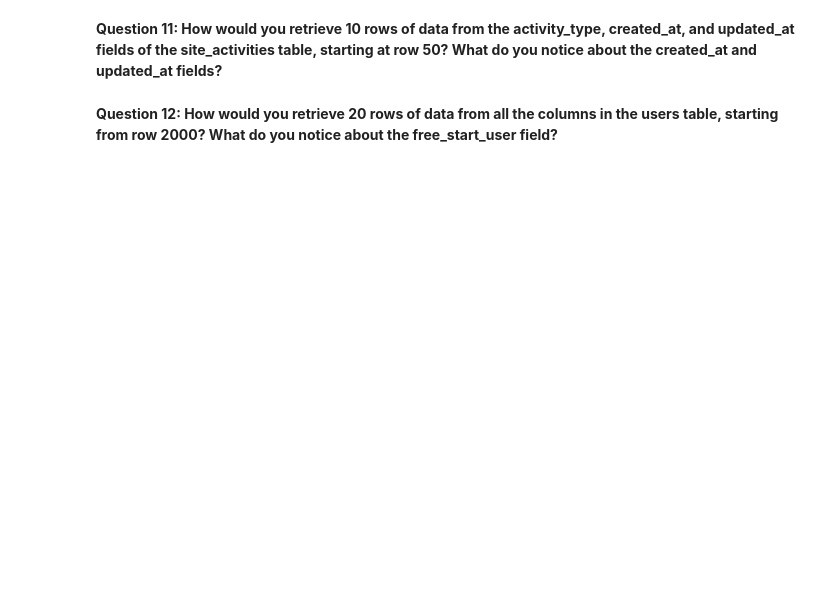
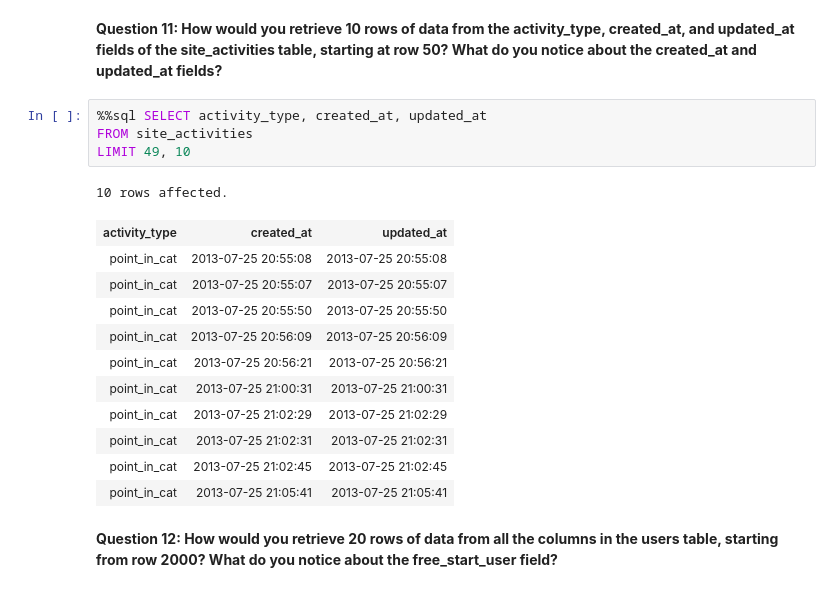
Before and after one commit to armandyne/Managing-Big-Data-with-MySQL, a Jupyter notebook: MySQL exercises/MySQL_Exercise_01_Looking_at_Your_Data.ipynb, the cells around one changed output. Drawn from its saved outputs; the diff is of its cells as text; blank space fills up the shorter version.

```diff
--- a/MySQL exercises/MySQL_Exercise_01_Looking_at_Your_Data.ipynb
+++ b/MySQL exercises/MySQL_Exercise_01_Looking_at_Your_Data.ipynb
@@ -319,4 +515,21 @@ FROM dogs LIMIT 5, 10;
 # %% [markdown]
 **Question 11: How would you retrieve 10 rows of data from the activity_type, created_at, and updated_at fields of the site_activities table, starting at row 50?  What do you notice about the created_at and updated_at fields?**
+# %%
+%%sql SELECT activity_type, created_at, updated_at
+FROM site_activities
+LIMIT 49, 10
+# %% [output]
+10 rows affected.
+| activity_type | created_at | updated_at |
+| point_in_cat | 2013-07-25 20:55:08 | 2013-07-25 20:55:08 |
+| point_in_cat | 2013-07-25 20:55:07 | 2013-07-25 20:55:07 |
+| point_in_cat | 2013-07-25 20:55:50 | 2013-07-25 20:55:50 |
+| point_in_cat | 2013-07-25 20:56:09 | 2013-07-25 20:56:09 |
+| point_in_cat | 2013-07-25 20:56:21 | 2013-07-25 20:56:21 |
+| point_in_cat | 2013-07-25 21:00:31 | 2013-07-25 21:00:31 |
+| point_in_cat | 2013-07-25 21:02:29 | 2013-07-25 21:02:29 |
+| point_in_cat | 2013-07-25 21:02:31 | 2013-07-25 21:02:31 |
+| point_in_cat | 2013-07-25 21:02:45 | 2013-07-25 21:02:45 |
+| point_in_cat | 2013-07-25 21:05:41 | 2013-07-25 21:05:41 |
 # %% [markdown]
 **Question 12: How would you retrieve 20 rows of data from all the columns in the users table, starting from row 2000?  What do you notice about the free_start_user field?**
```
Also changed, not shown: parts of 15 cells of this notebook, 2 other files.
